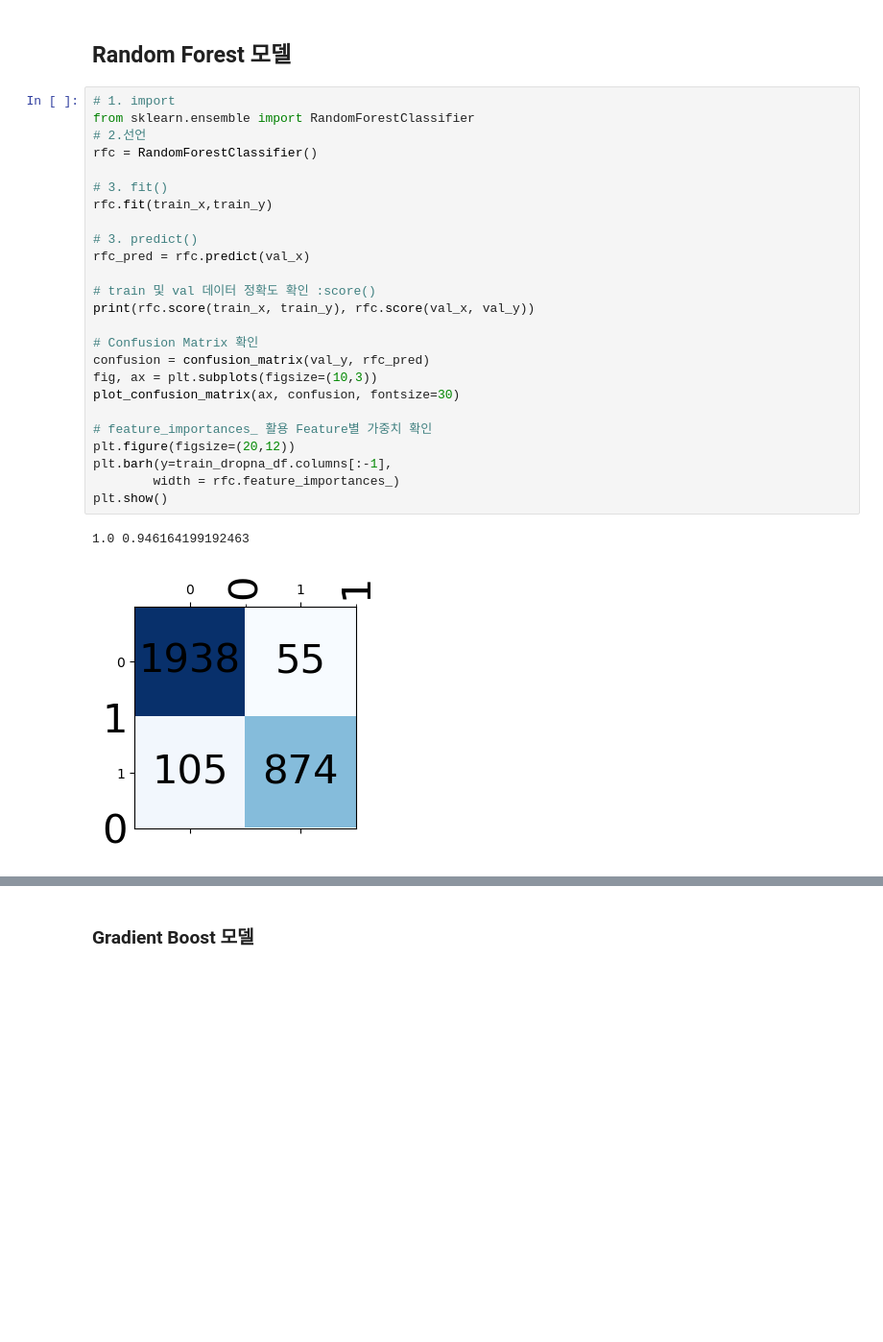
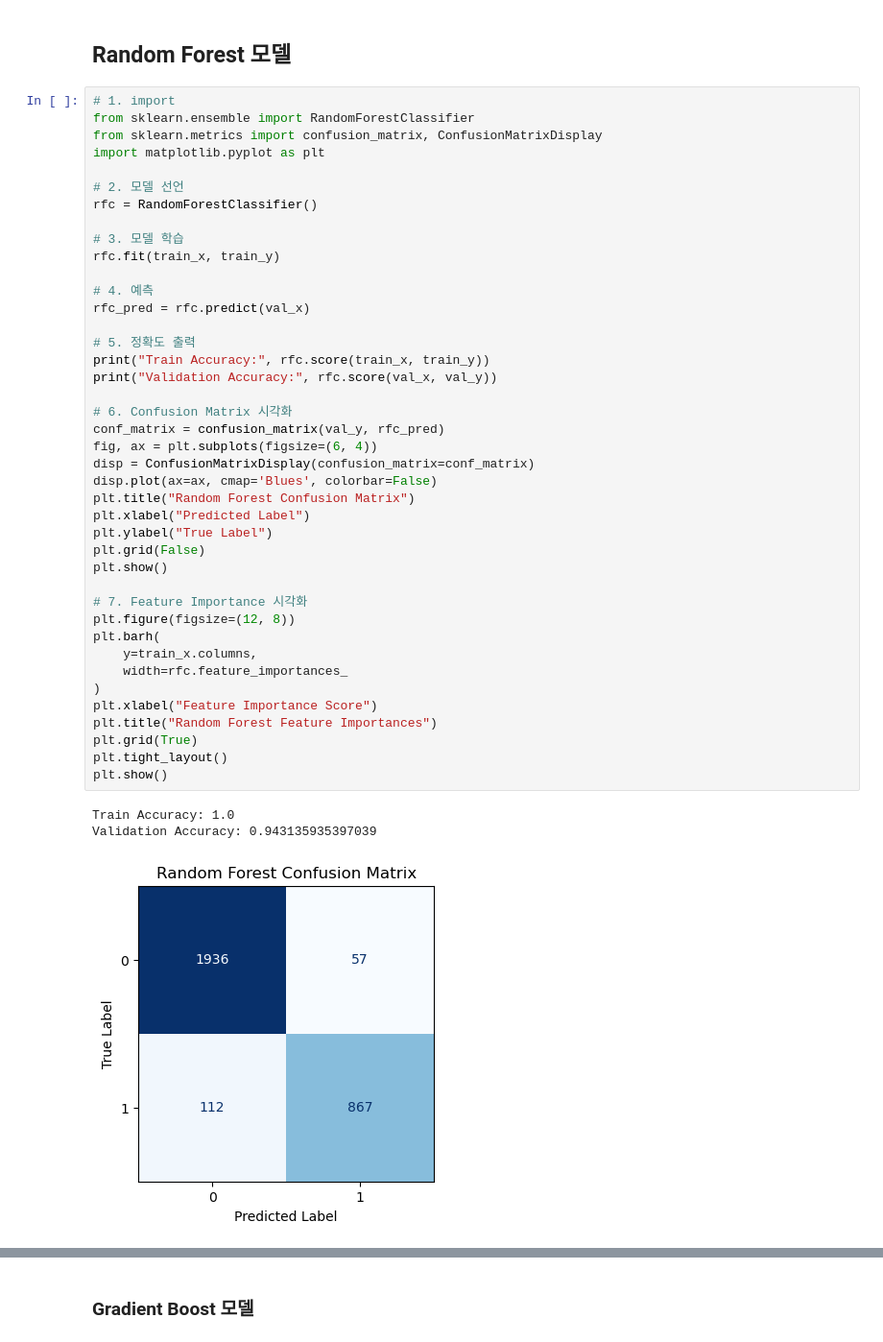
Before and after one commit to SK-Shieldus-Rookies-1st-Mini-Project/BE, a Jupyter notebook: 데이터수집_전처리_AI모델링_v3.ipynb, the cells around one changed output, grey strips where cells are left out. Shown at 96% size. Cells and saved outputs as stored; diff of their text form; blank space fills up the shorter version.

```diff
--- a/데이터수집_전처리_AI모델링_v3.ipynb
+++ b/데이터수집_전처리_AI모델링_v3.ipynb
@@ -408,28 +417,45 @@ plt.show()
 # %%
 # 1. import
 from sklearn.ensemble import RandomForestClassifier
-# 2.선언
+from sklearn.metrics import confusion_matrix, ConfusionMatrixDisplay
+import matplotlib.pyplot as plt
+
+# 2. 모델 선언
 rfc = RandomForestClassifier()
 
-# 3. fit()
-rfc.fit(train_x,train_y)
+# 3. 모델 학습
+rfc.fit(train_x, train_y)
 
-# 3. predict()
+# 4. 예측
 rfc_pred = rfc.predict(val_x)
 
-# train 및 val 데이터 정확도 확인 :score()
-print(rfc.score(train_x, train_y), rfc.score(val_x, val_y))
+# 5. 정확도 출력
+print("Train Accuracy:", rfc.score(train_x, train_y))
+print("Validation Accuracy:", rfc.score(val_x, val_y))
 
-# Confusion Matrix 확인
-confusion = confusion_matrix(val_y, rfc_pred)
-fig, ax = plt.subplots(figsize=(10,3))
-plot_confusion_matrix(ax, confusion, fontsize=30)
+# 6. Confusion Matrix 시각화
+conf_matrix = confusion_matrix(val_y, rfc_pred)
+fig, ax = plt.subplots(figsize=(6, 4))
+disp = ConfusionMatrixDisplay(confusion_matrix=conf_matrix)
+disp.plot(ax=ax, cmap='Blues', colorbar=False)
+plt.title("Random Forest Confusion Matrix")
+plt.xlabel("Predicted Label")
+plt.ylabel("True Label")
+plt.grid(False)
+plt.show()
 
-# feature_importances_ 활용 Feature별 가중치 확인
-plt.figure(figsize=(20,12))
-plt.barh(y=train_dropna_df.columns[:-1],
-        width = rfc.feature_importances_)
+# 7. Feature Importance 시각화
+plt.figure(figsize=(12, 8))
+plt.barh(
+    y=train_x.columns,
+    width=rfc.feature_importances_
+)
+plt.xlabel("Feature Importance Score")
+plt.title("Random Forest Feature Importances")
+plt.grid(True)
+plt.tight_layout()
 plt.show()
 # %% [output]
-1.0 0.946164199192463
+Train Accuracy: 1.0
+Validation Accuracy: 0.943135935397039
-[figure, old version]
+[figure, new version]
```
Also changed, not shown: parts of 26 cells of this notebook.
